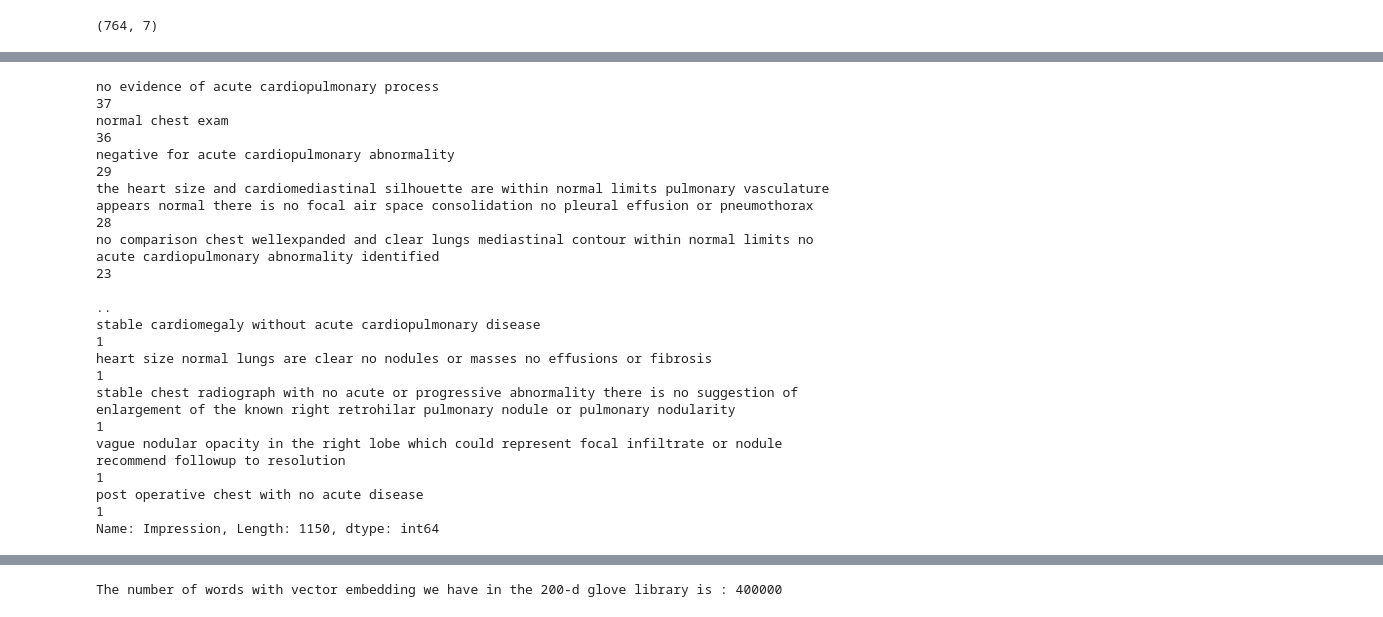
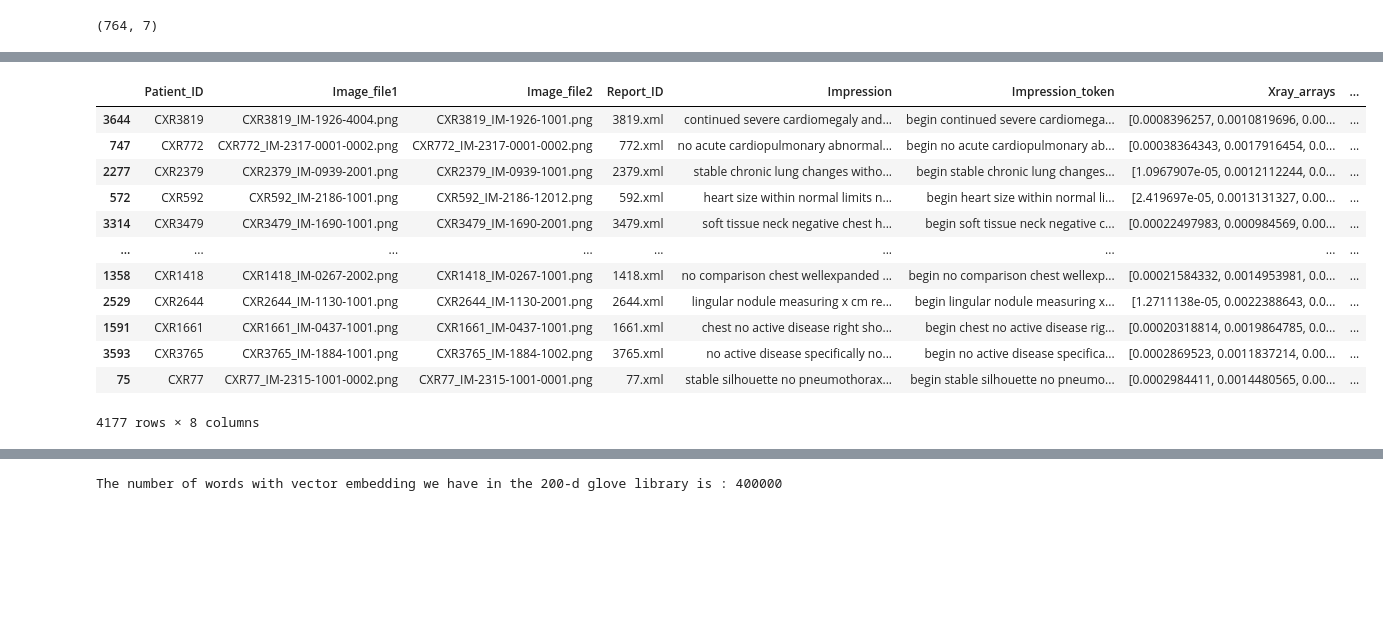
Before and after one commit to piperalpha7/CHEST-XRAY-KEYWORD-GENERATION-THROUGH-DEEP-LEARNING-, a Jupyter notebook: Python Notebooks/Model2.ipynb, the cells around one changed output, grey strips where cells are left out. Cells and saved outputs as stored; diff of their text form; code cells hidden in the pictures; blank space fills up the shorter version.

```diff
--- a/Python Notebooks/Model2.ipynb
+++ b/Python Notebooks/Model2.ipynb
@@ -239,19 +239,20 @@ train =  pd.concat(add_dfs)
 # %%
 # Shuffling the train dataset
 train = shuffle(train)
-# %%
-# As we see after rebalancing the 'Impression' value_counts has changed completely thereby giving a better balance to the train dataset #
-train['Impression'].value_counts()
-# %% [output]
-no evidence of acute cardiopulmonary process                                                                                                                                                   37
-normal chest exam                                                                                                                                                                              36
-negative for acute cardiopulmonary abnormality                                                                                                                                                 29
-the heart size and cardiomediastinal silhouette are within normal limits pulmonary vasculature appears normal there is no focal air space consolidation no pleural effusion or pneumothorax    28
-no comparison chest wellexpanded and clear lungs mediastinal contour within normal limits no acute cardiopulmonary abnormality identified                                                      23
-                                                                                                                                                                                               ..
-stable cardiomegaly without acute cardiopulmonary disease                                                                                                                                       1
-heart size normal lungs are clear no nodules or masses no effusions or fibrosis                                                                                                                 1
-stable chest radiograph with no acute or progressive abnormality there is no suggestion of enlargement of the known right retrohilar pulmonary nodule or pulmonary nodularity                   1
-vague nodular opacity in the right lobe which could represent focal infiltrate or nodule recommend followup to resolution                                                                       1
-post operative chest with no acute disease                                                                                                                                                      1
-Name: Impression, Length: 1150, dtype: int64
+# %%
+# After resampling the number of samples in the train dataset have gone up #
+train
+# %% [output]
+|  | Patient_ID | Image_file1 | Image_file2 | Report_ID | Impression | Impression_token | Xray_arrays | ... |
+| 3644 | CXR3819 | CXR3819_IM-1926-4004.png | CXR3819_IM-1926-1001.png | 3819.xml | continued severe cardiomegaly and... | begin continued severe cardiomega... | [0.0008396257, 0.0010819696, 0.00... | ... |
+| 747 | CXR772 | CXR772_IM-2317-0001-0002.png | CXR772_IM-2317-0001-0002.png | 772.xml | no acute cardiopulmonary abnormal... | begin no acute cardiopulmonary ab... | [0.00038364343, 0.0017916454, 0.0... | ... |
+| 2277 | CXR2379 | CXR2379_IM-0939-2001.png | CXR2379_IM-0939-1001.png | 2379.xml | stable chronic lung changes witho... | begin stable chronic lung changes... | [1.0967907e-05, 0.0012112244, 0.0... | ... |
+| 572 | CXR592 | CXR592_IM-2186-1001.png | CXR592_IM-2186-12012.png | 592.xml | heart size within normal limits n... | begin heart size within normal li... | [2.419697e-05, 0.0013131327, 0.00... | ... |
+| 3314 | CXR3479 | CXR3479_IM-1690-1001.png | CXR3479_IM-1690-2001.png | 3479.xml | soft tissue neck negative chest h... | begin soft tissue neck negative c... | [0.00022497983, 0.000984569, 0.00... | ... |
+| ... | ... | ... | ... | ... | ... | ... | ... | ... |
+| 1358 | CXR1418 | CXR1418_IM-0267-2002.png | CXR1418_IM-0267-1001.png | 1418.xml | no comparison chest wellexpanded ... | begin no comparison chest wellexp... | [0.00021584332, 0.0014953981, 0.0... | ... |
+| 2529 | CXR2644 | CXR2644_IM-1130-1001.png | CXR2644_IM-1130-2001.png | 2644.xml | lingular nodule measuring x cm re... | begin lingular nodule measuring x... | [1.2711138e-05, 0.0022388643, 0.0... | ... |
+| 1591 | CXR1661 | CXR1661_IM-0437-1001.png | CXR1661_IM-0437-1001.png | 1661.xml | chest no active disease right sho... | begin chest no active disease rig... | [0.00020318814, 0.0019864785, 0.0... | ... |
+| 3593 | CXR3765 | CXR3765_IM-1884-1001.png | CXR3765_IM-1884-1002.png | 3765.xml | no active disease specifically no... | begin no active disease specifica... | [0.0002869523, 0.0011837214, 0.00... | ... |
+| 75 | CXR77 | CXR77_IM-2315-1001-0002.png | CXR77_IM-2315-1001-0001.png | 77.xml | stable silhouette no pneumothorax... | begin stable silhouette no pneumo... | [0.0002984411, 0.0014480565, 0.00... | ... |
+4177 rows × 8 columns
```
Also changed, not shown: parts of 6 cells of this notebook, 9 other files.
